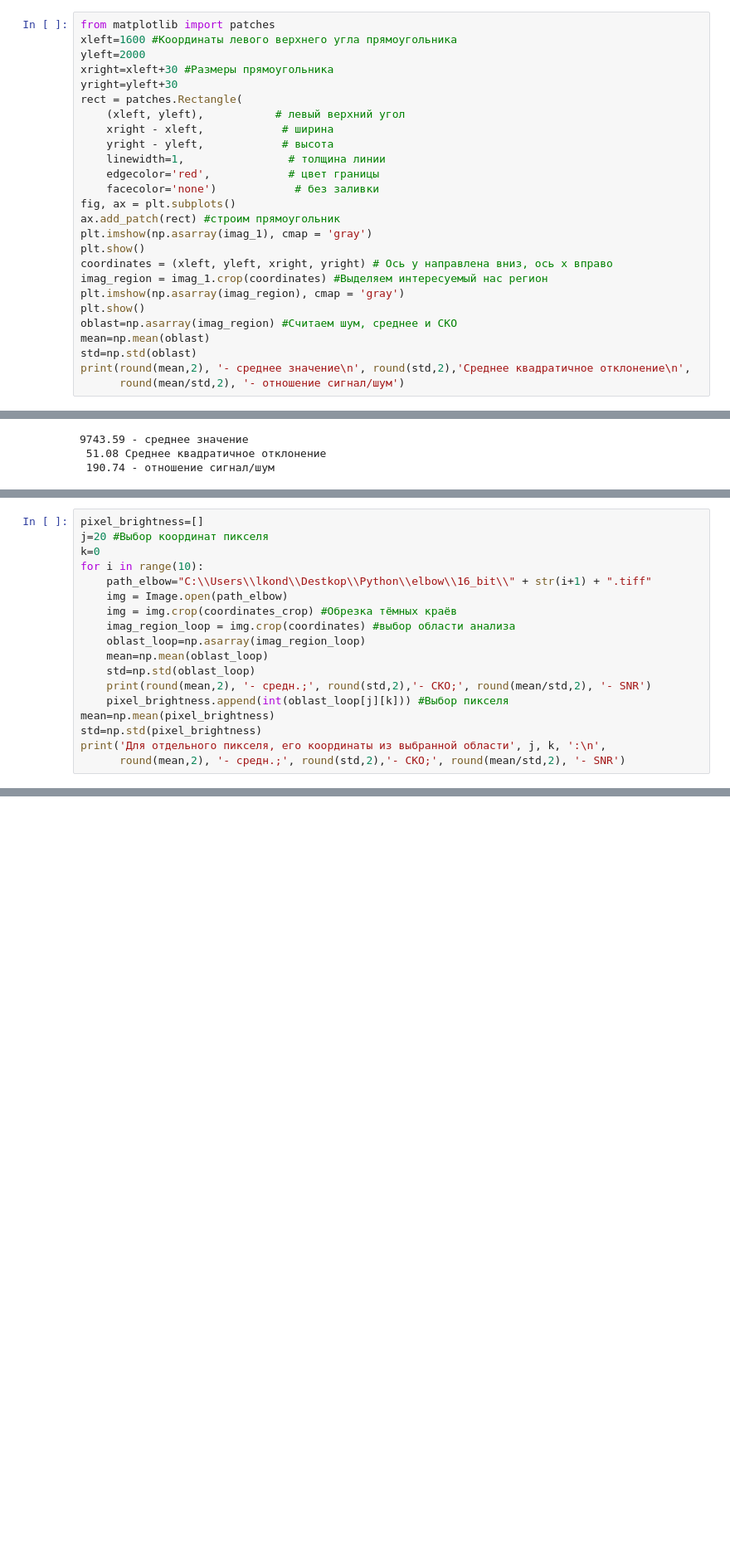
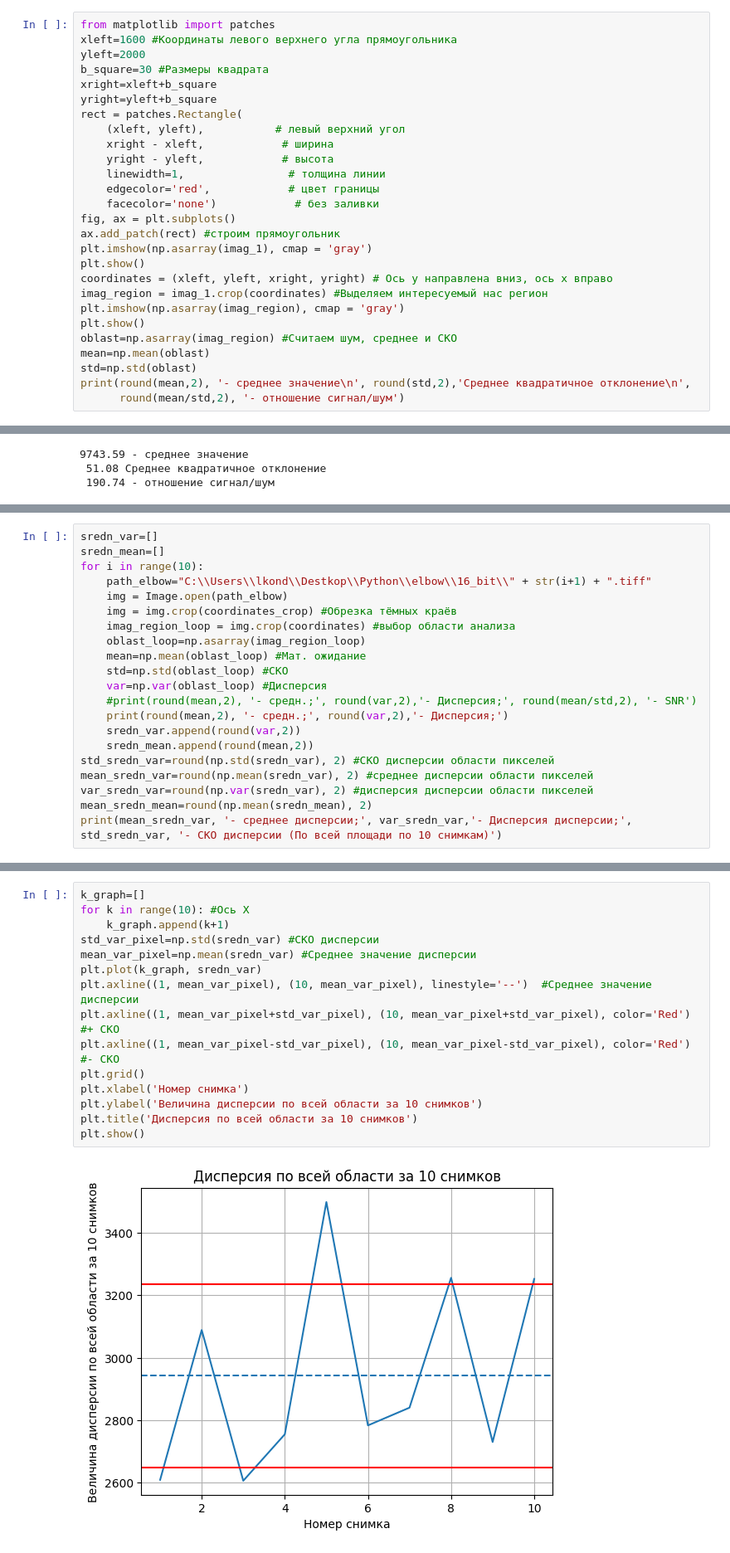
Before and after one commit to integrator942/SNR_X_RAY_PICTURES, a Jupyter notebook: SNR_X_RAY_PICTURES.ipynb, the cells around one changed output, grey strips where cells are left out. Shown at 83% size. Saved outputs shown, nothing was run; the diff lists cells and outputs as text; blank space fills up the shorter version.

Commit message:
Добавлен график дисперсии каждого пикселя

```diff
--- a/SNR_X_RAY_PICTURES.ipynb
+++ b/SNR_X_RAY_PICTURES.ipynb
@@ -35,8 +35,9 @@ plt.imshow(np.asarray(imag_1), cmap = 'gray')
 from matplotlib import patches
 xleft=1600 #Координаты левого верхнего угла прямоугольника
 yleft=2000
-xright=xleft+30 #Размеры прямоугольника
-yright=yleft+30
+b_square=30 #Размеры квадрата
+xright=xleft+b_square
+yright=yleft+b_square
 rect = patches.Rectangle(
     (xleft, yleft),           # левый верхний угол
     xright - xleft,            # ширина
@@ -68,19 +69,22 @@ print(round(mean,2), '- среднее значение\n', round(std,2),'Сре
 # %%
-pixel_brightness=[]
-j=20 #Выбор координат пикселя
-k=0
+sredn_var=[]
+sredn_mean=[]
 for i in range(10):
     path_elbow="C:\\Users\\lkond\\Destkop\\Python\\elbow\\16_bit\\" + str(i+1) + ".tiff"
     img = Image.open(path_elbow)
     img = img.crop(coordinates_crop) #Обрезка тёмных краёв
     imag_region_loop = img.crop(coordinates) #выбор области анализа
     oblast_loop=np.asarray(imag_region_loop)
-    mean=np.mean(oblast_loop)
-    std=np.std(oblast_loop)
-    print(round(mean,2), '- средн.;', round(std,2),'- СКО;', round(mean/std,2), '- SNR')
-    pixel_brightness.append(int(oblast_loop[j][k])) #Выбор пикселя
-mean=np.mean(pixel_brightness)
-std=np.std(pixel_brightness)
-print('Для отдельного пикселя, его координаты из выбранной области', j, k, ':\n',
-      round(mean,2), '- средн.;', round(std,2),'- СКО;', round(mean/std,2), '- SNR')
+    mean=np.mean(oblast_loop) #Мат. ожидание
+    std=np.std(oblast_loop) #СКО
+    var=np.var(oblast_loop) #Дисперсия
+    #print(round(mean,2), '- средн.;', round(var,2),'- Дисперсия;', round(mean/std,2), '- SNR')
+    print(round(mean,2), '- средн.;', round(var,2),'- Дисперсия;')
+    sredn_var.append(round(var,2))
+    sredn_mean.append(round(mean,2))
+std_sredn_var=round(np.std(sredn_var), 2) #СКО дисперсии области пикселей
+mean_sredn_var=round(np.mean(sredn_var), 2) #среднее дисперсии области пикселей
+var_sredn_var=round(np.var(sredn_var), 2) #дисперсия дисперсии области пикселей
+mean_sredn_mean=round(np.mean(sredn_mean), 2)
+print(mean_sredn_var, '- среднее дисперсии;', var_sredn_var,'- Дисперсия дисперсии;', std_sredn_var, '- СКО дисперсии (По всей площади по 10 снимкам)')
 # %% [output]
@@ -98,0 +104,17 @@ print('Для отдельного пикселя, его координаты
+# %%
+k_graph=[]
+for k in range(10): #Ось X
+    k_graph.append(k+1)
+std_var_pixel=np.std(sredn_var) #СКО дисперсии
+mean_var_pixel=np.mean(sredn_var) #Среднее значение дисперсии
+plt.plot(k_graph, sredn_var)
+plt.axline((1, mean_var_pixel), (10, mean_var_pixel), linestyle='--')  #Среднее значение дисперсии
+plt.axline((1, mean_var_pixel+std_var_pixel), (10, mean_var_pixel+std_var_pixel), color='Red') #+ СКО
+plt.axline((1, mean_var_pixel-std_var_pixel), (10, mean_var_pixel-std_var_pixel), color='Red') #- СКО
+plt.grid()
+plt.xlabel('Номер снимка')
+plt.ylabel('Величина дисперсии по всей области за 10 снимков')
+plt.title('Дисперсия по всей области за 10 снимков')
+plt.show()
+# %% [output]
+[figure, added]
```
Also changed, not shown: parts of 13 cells of this notebook.
